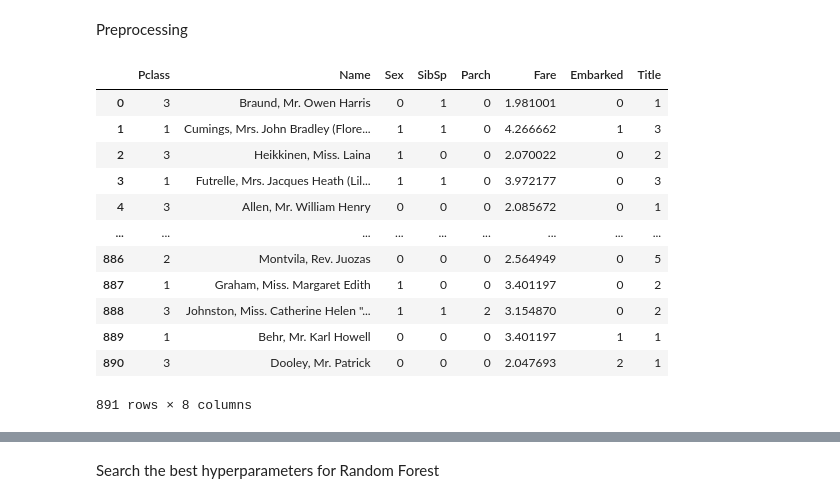
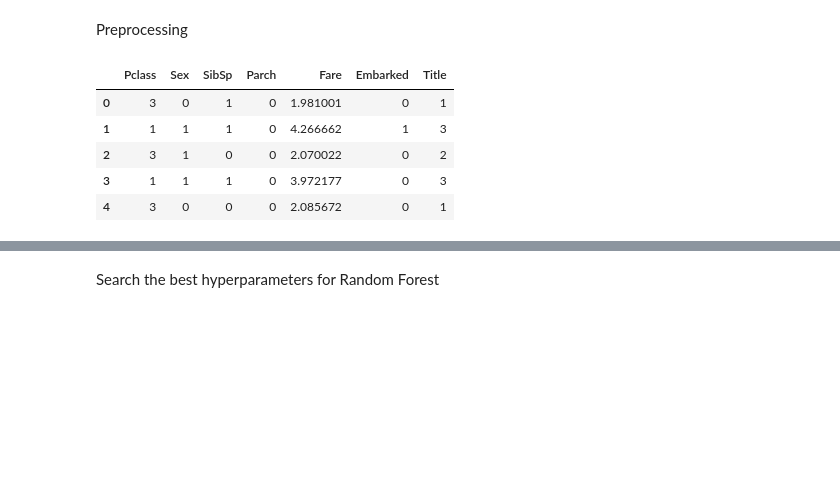
Before and after one commit to Szymqn/KaggleCompetitions, a Jupyter notebook: Titanic - Machine Learning from Disaster/model.ipynb, the cells around one changed output, grey strips where cells are left out. Cells and saved outputs as stored; diff of their text form; code cells hidden in the pictures; blank space fills up the shorter version.

```diff
--- a/Titanic - Machine Learning from Disaster/model.ipynb
+++ b/Titanic - Machine Learning from Disaster/model.ipynb
@@ -183,22 +183,15 @@ target = train_data['Survived']
 train_data = train_data.drop('Survived', axis=1)
 
 # Drop column with missing and unnecessary values
-train_data = train_data.drop(['Cabin', 'Age', 'Ticket', 'PassengerId'], axis=1)
-test_data = test_data.drop(['Cabin', 'Age', 'Ticket', 'PassengerId'], axis=1)
+train_data = train_data.drop(['Name', 'Cabin', 'Age', 'Ticket', 'PassengerId'], axis=1)
+test_data = test_data.drop(['Name', 'Cabin', 'Age', 'Ticket', 'PassengerId'], axis=1)
 # %%
-train_data
+train_data.head()
 # %% [output]
-|  | Pclass | Name | Sex | SibSp | Parch | Fare | Embarked | Title |
-| 0 | 3 | Braund, Mr. Owen Harris | 0 | 1 | 0 | 1.981001 | 0 | 1 |
-| 1 | 1 | Cumings, Mrs. John Bradley (Flore... | 1 | 1 | 0 | 4.266662 | 1 | 3 |
-| 2 | 3 | Heikkinen, Miss. Laina | 1 | 0 | 0 | 2.070022 | 0 | 2 |
-| 3 | 1 | Futrelle, Mrs. Jacques Heath (Lil... | 1 | 1 | 0 | 3.972177 | 0 | 3 |
-| 4 | 3 | Allen, Mr. William Henry | 0 | 0 | 0 | 2.085672 | 0 | 1 |
-| ... | ... | ... | ... | ... | ... | ... | ... | ... |
-| 886 | 2 | Montvila, Rev. Juozas | 0 | 0 | 0 | 2.564949 | 0 | 5 |
-| 887 | 1 | Graham, Miss. Margaret Edith | 1 | 0 | 0 | 3.401197 | 0 | 2 |
-| 888 | 3 | Johnston, Miss. Catherine Helen "... | 1 | 1 | 2 | 3.154870 | 0 | 2 |
-| 889 | 1 | Behr, Mr. Karl Howell | 0 | 0 | 0 | 3.401197 | 1 | 1 |
-| 890 | 3 | Dooley, Mr. Patrick | 0 | 0 | 0 | 2.047693 | 2 | 1 |
+|  | Pclass | Sex | SibSp | Parch | Fare | Embarked | Title |
+| 0 | 3 | 0 | 1 | 0 | 1.981001 | 0 | 1 |
+| 1 | 1 | 1 | 1 | 0 | 4.266662 | 1 | 3 |
+| 2 | 3 | 1 | 0 | 0 | 2.070022 | 0 | 2 |
+| 3 | 1 | 1 | 1 | 0 | 3.972177 | 0 | 3 |
+| 4 | 3 | 0 | 0 | 0 | 2.085672 | 0 | 1 |
-891 rows × 8 columns
 # %%
```
Also changed, not shown: parts of 11 cells of this notebook, 1 other file.
